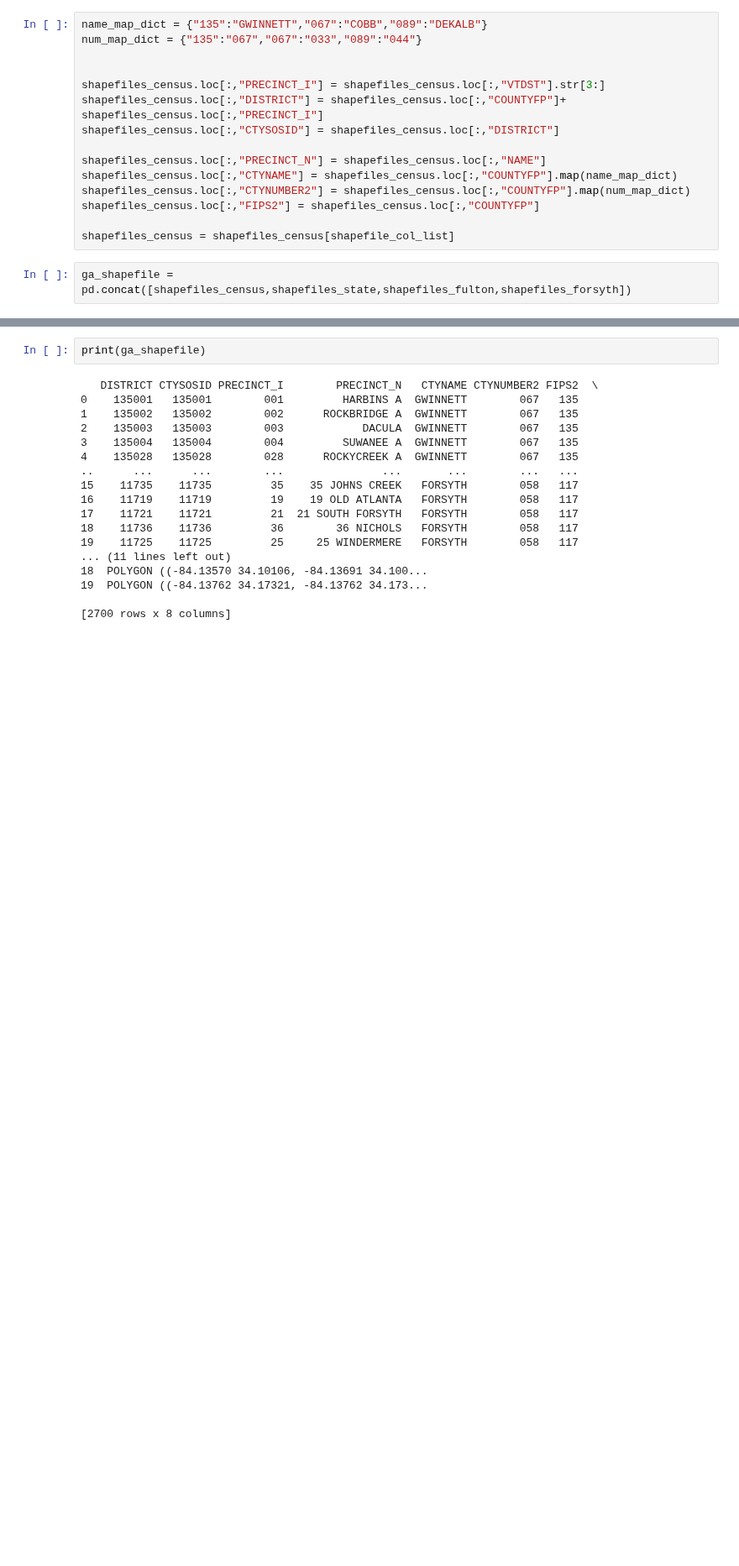
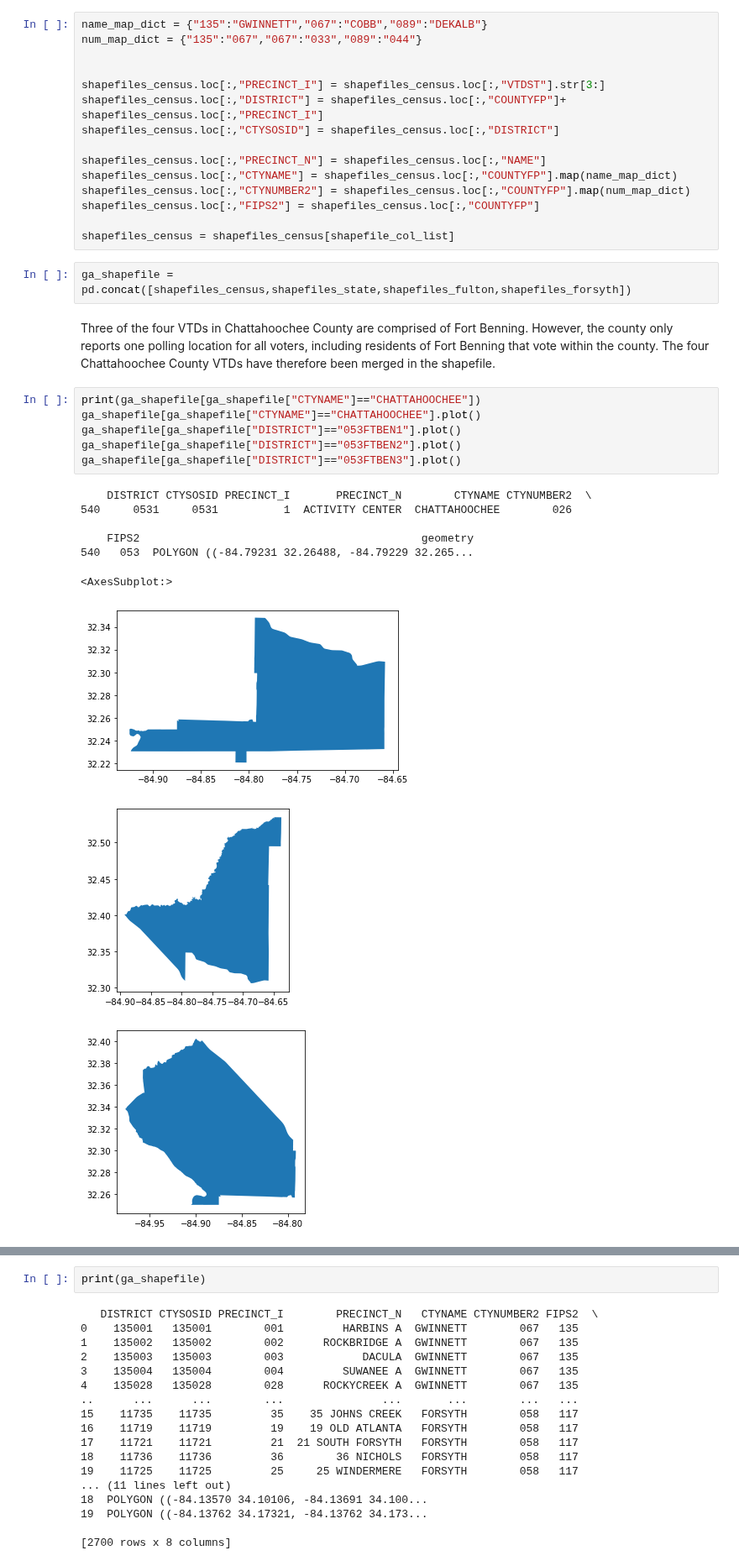
Before and after one commit to nonpartisan-redistricting-datahub/pdv-ga, a Jupyter notebook: vest-ga-2020/vest-ga-2020-validation.ipynb, the cells around one changed output, grey strips where cells are left out. Shown at 84% size. Cells and saved outputs as stored; diff of their text form; blank space fills up the shorter version.

```diff
--- a/vest-ga-2020/vest-ga-2020-validation.ipynb
+++ b/vest-ga-2020/vest-ga-2020-validation.ipynb
@@ -829,3 +938,21 @@ shapefiles_census.loc[:,"FIPS2"] = shapefiles_census.loc[:,"COUNTYFP"]
 shapefiles_census = shapefiles_census[shapefile_col_list]
 # %%
 ga_shapefile = pd.concat([shapefiles_census,shapefiles_state,shapefiles_fulton,shapefiles_forsyth])
+# %% [markdown]
+Three of the four VTDs in Chattahoochee County are comprised of Fort Benning. However, the county only reports one polling location for all voters, including residents of Fort Benning that vote within the county. The four Chattahoochee County VTDs have therefore been merged in the shapefile.
+# %%
+print(ga_shapefile[ga_shapefile["CTYNAME"]=="CHATTAHOOCHEE"])
+ga_shapefile[ga_shapefile["CTYNAME"]=="CHATTAHOOCHEE"].plot()
+ga_shapefile[ga_shapefile["DISTRICT"]=="053FTBEN1"].plot()
+ga_shapefile[ga_shapefile["DISTRICT"]=="053FTBEN2"].plot()
+ga_shapefile[ga_shapefile["DISTRICT"]=="053FTBEN3"].plot()
+# %% [output]
+    DISTRICT CTYSOSID PRECINCT_I       PRECINCT_N        CTYNAME CTYNUMBER2  \
+540     0531     0531          1  ACTIVITY CENTER  CHATTAHOOCHEE        026
+
+    FIPS2                                           geometry
+540   053  POLYGON ((-84.79231 32.26488, -84.79229 32.265...
+<AxesSubplot:>
+[figure, added]
+[figure, added]
+[figure, added]
```
Also changed, not shown: parts of 62 cells of this notebook.
